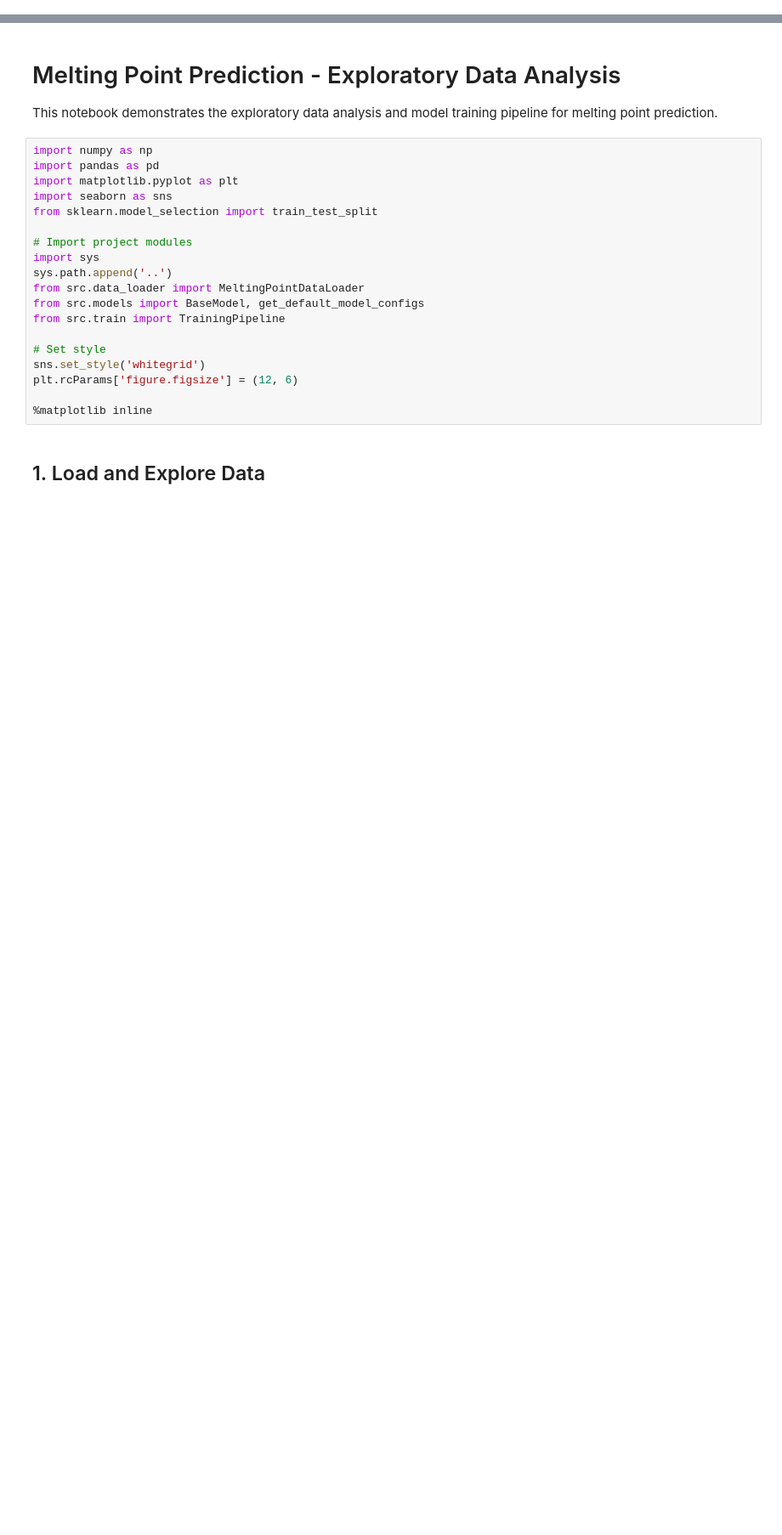
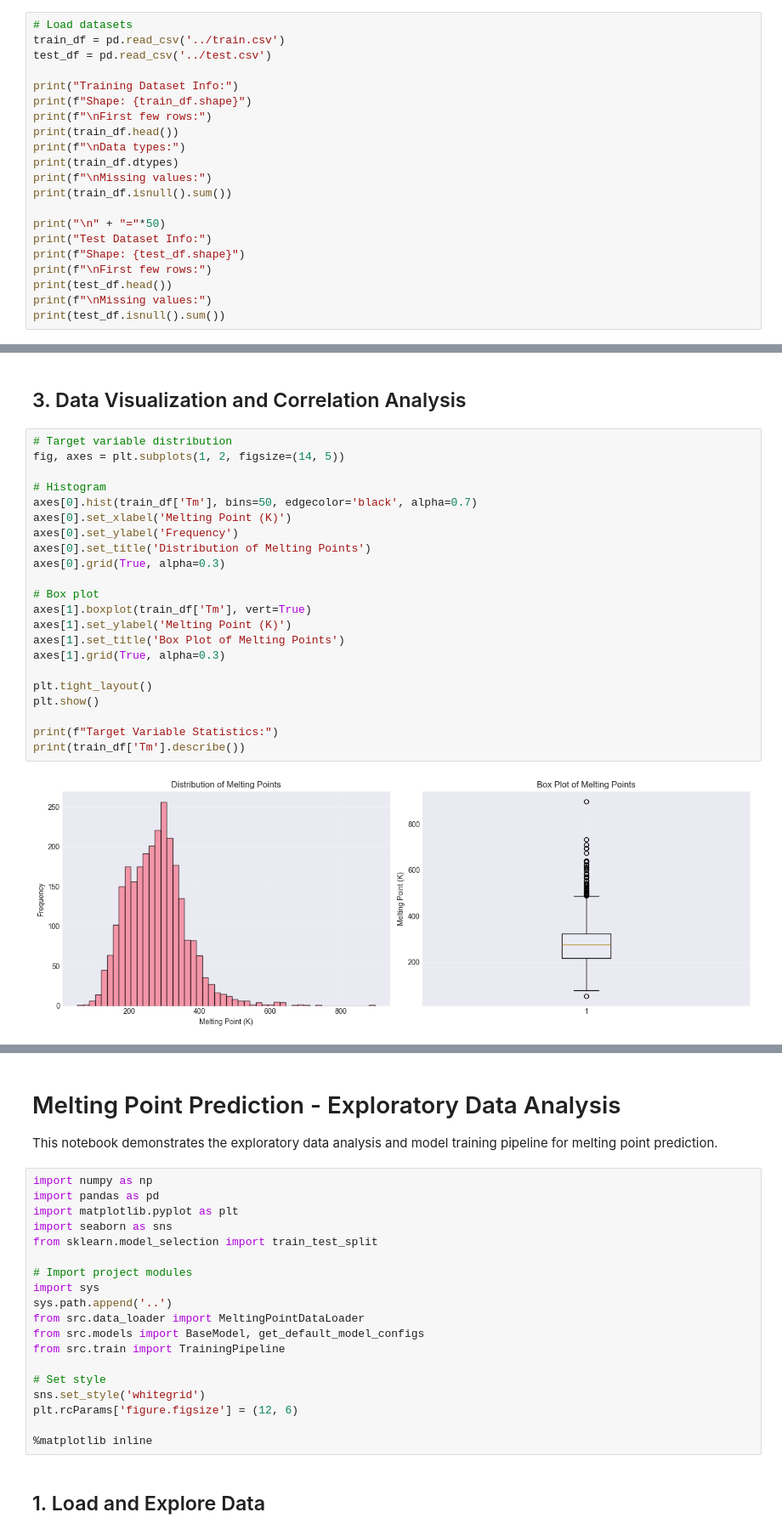
Before and after one commit to zainhaidar16/Thermophysical-Property-Melting-Point, a Jupyter notebook: notebooks/exploratory_analysis.ipynb, the cells around one changed output, grey strips where cells are left out. Shown at 85% size. Saved outputs shown, nothing was run; the diff lists cells and outputs as text; blank space fills up the shorter version.

```diff
--- a/notebooks/exploratory_analysis.ipynb
+++ b/notebooks/exploratory_analysis.ipynb
@@ -0,0 +37,21 @@
+# %%
+# Load datasets
+train_df = pd.read_csv('../train.csv')
+test_df = pd.read_csv('../test.csv')
+
+print("Training Dataset Info:")
+print(f"Shape: {train_df.shape}")
+print(f"\nFirst few rows:")
+print(train_df.head())
+print(f"\nData types:")
+print(train_df.dtypes)
+print(f"\nMissing values:")
+print(train_df.isnull().sum())
+
+print("\n" + "="*50)
+print("Test Dataset Info:")
+print(f"Shape: {test_df.shape}")
+print(f"\nFirst few rows:")
+print(test_df.head())
+print(f"\nMissing values:")
+print(test_df.isnull().sum())
@@ -0,0 +76,26 @@
+# %% [markdown]
+## 3. Data Visualization and Correlation Analysis
+# %%
+# Target variable distribution
+fig, axes = plt.subplots(1, 2, figsize=(14, 5))
+
+# Histogram
+axes[0].hist(train_df['Tm'], bins=50, edgecolor='black', alpha=0.7)
+axes[0].set_xlabel('Melting Point (K)')
+axes[0].set_ylabel('Frequency')
+axes[0].set_title('Distribution of Melting Points')
+axes[0].grid(True, alpha=0.3)
+
+# Box plot
+axes[1].boxplot(train_df['Tm'], vert=True)
+axes[1].set_ylabel('Melting Point (K)')
+axes[1].set_title('Box Plot of Melting Points')
+axes[1].grid(True, alpha=0.3)
+
+plt.tight_layout()
+plt.show()
+
+print(f"Target Variable Statistics:")
+print(train_df['Tm'].describe())
+# %% [output]
+[figure, added]
```
Also changed, not shown: parts of 68 cells of this notebook, 3 other files.
